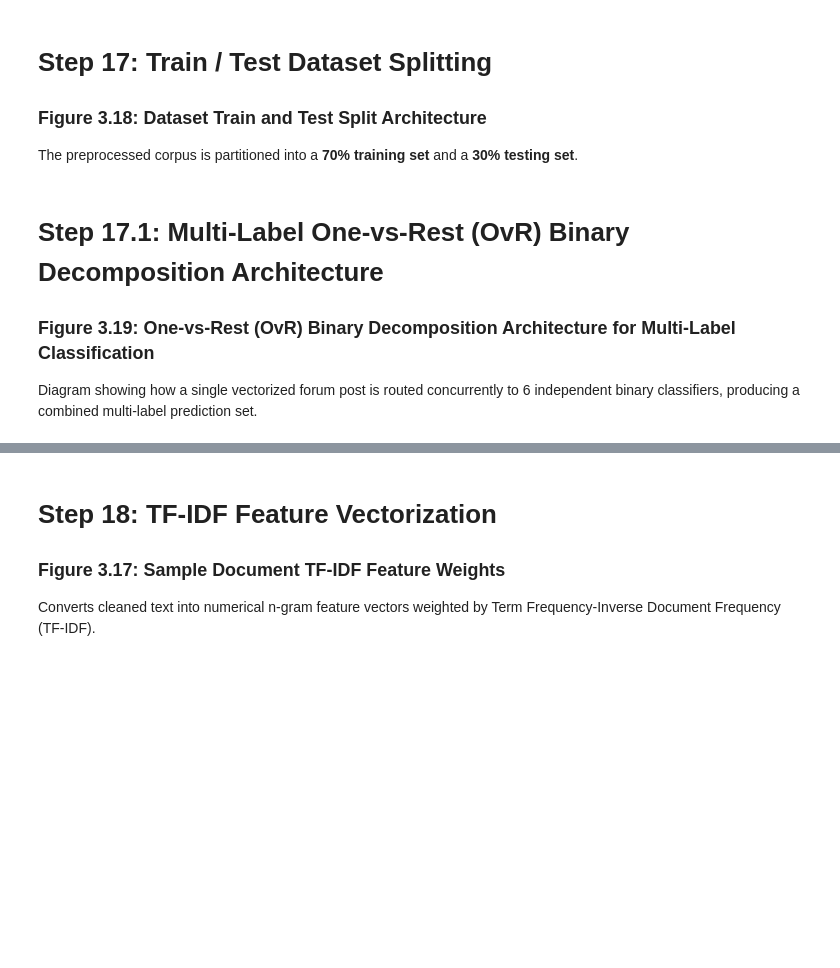
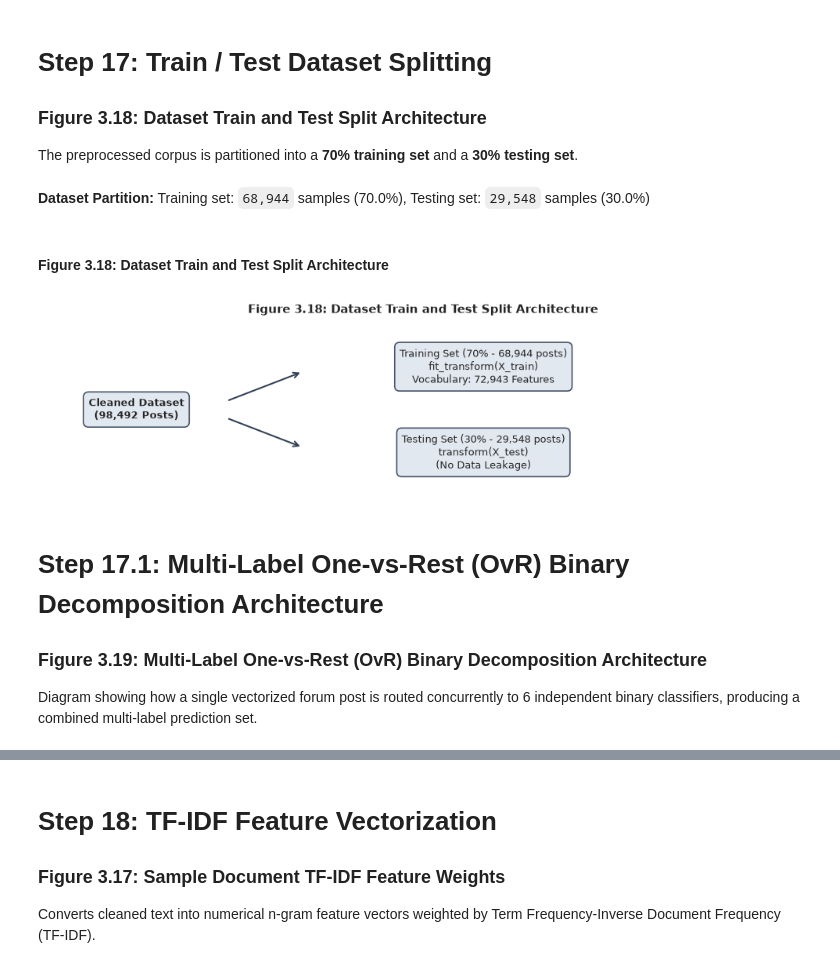
Before and after one commit to wjnotl/online-forum-communicative-intent-classification, a Jupyter notebook: figure_purpose.ipynb, the cells around one changed output, grey strips where cells are left out. Saved outputs shown, nothing was run; the diff lists cells and outputs as text; code cells hidden in the pictures; blank space fills up the shorter version.

Commit message:
update figure purpose

```diff
--- a/figure_purpose.ipynb
+++ b/figure_purpose.ipynb
@@ -469,11 +638,11 @@ show_step_diff(prev_step, df['clean_text'], "Step 4: Conversion of Emojis to Tex
 # Step 5: Convert Text to Lowercase & Clean Spacing
 Converts all characters to lowercase and cleans extra spacing.
 # %%
-def normalize_spacing_and_case(text):
+def to_lowercase(text):
     if not isinstance(text, str): return ""
-    return re.sub(r'\s+', ' ', text.lower()).strip()
+    return text.lower()
 
-# Apply Step 5: Case & Spacing Normalization
+# Apply Step 5: Lowercasing
 prev_step = df['clean_text'].copy()
-df['clean_text'] = df['clean_text'].progress_apply(normalize_spacing_and_case)
-show_step_diff(prev_step, df['clean_text'], "Step 5: Case & Spacing Normalization")
+df['clean_text'] = df['clean_text'].progress_apply(to_lowercase)
+show_step_diff(prev_step, df['clean_text'], "Step 5: Lowercasing")
@@ -852,9 +1096,7 @@ MALAY_STOPWORDS = set(sastrawi_stop_factory.get_stop_words()) - PRESERVED_WORDS
 
 def remove_stopwords(morph_tokens):
     cleaned = []
-    for item in morph_tokens:
-        word = item[0] if isinstance(item, (tuple, list)) else str(item)
-        tag = item[1] if isinstance(item, (tuple, list)) and len(item) > 1 else ""
+    for word, tag in morph_tokens:
         word_lower = word.lower()
         if word_lower in ENGLISH_STOPWORDS or word_lower in MALAY_STOPWORDS:
             continue
@@ -912,7 +1162,7 @@ display(HTML(stop_table_html))
 Posts that contained exclusively quotes, spoilers, stripped media, or stopwords are reduced to 0 tokens. Filtering them prevents zero-vector noise from degrading TF-IDF feature matrices and classifier decision boundaries.
 # %%
 initial_total_rows = len(df)
-df = df[df['clean_text'].apply(lambda x: len(str(x).strip()) > 0)].reset_index(drop=True)
+df = df[df['clean_text'].astype(str).str.strip().str.len() > 0].reset_index(drop=True)
 dropped_rows = initial_total_rows - len(df)
 printmd(f"**Step 16 Completed:** Dropped `{dropped_rows:,}` empty/0-token posts ({dropped_rows/initial_total_rows*100:.4f}% of total).")
 printmd(f"**Cleaned Dataset for Model Training:** `{len(df):,}` valid informative posts remaining.")
@@ -918,0 +1172,9 @@ printmd(f"**Cleaned Dataset for Model Training:** `{len(df):,}` valid informativ
+# %%
+import os
+cleaned_csv_path = 'cleaned_dataset.csv'
+if os.path.exists(cleaned_csv_path):
+    df_clean = pd.read_csv(cleaned_csv_path, encoding='utf-8')
+    df = df_clean.copy()
+    printmd(f"**Loaded source-of-truth cleaned dataset:** `{len(df):,}` posts from `{cleaned_csv_path}`")
+else:
+    printmd(f"**WARNING:** `{cleaned_csv_path}` not found. Run `intent classification.ipynb` first.")
@@ -923,33 +1187,37 @@ The preprocessed corpus is partitioned into a **70% training set** and a **30% t
 # %%
 from sklearn.model_selection import train_test_split
 
 X_train, X_test, y_train, y_test = train_test_split(
     df['clean_text'], df[target_cols], test_size=0.30, random_state=42
 )
 
 printmd(f"**Dataset Partition:** Training set: `{len(X_train):,}` samples ({len(X_train)/len(df)*100:.1f}%), Testing set: `{len(X_test):,}` samples ({len(X_test)/len(df)*100:.1f}%)")
 
 printmd("#### Figure 3.18: Dataset Train and Test Split Architecture")
 fig, ax = plt.subplots(figsize=(10, 2.8))
 ax.axis('off')
 
 bbox_clean = dict(boxstyle='round,pad=0.5', facecolor='#e2e8f0', edgecolor='#475569', lw=1.2)
 bbox_train = dict(boxstyle='round,pad=0.5', facecolor='#e2e8f0', edgecolor='#475569', lw=1.2)
 bbox_test = dict(boxstyle='round,pad=0.5', facecolor='#e2e8f0', edgecolor='#475569', lw=1.2)
 
 ax.text(0.12, 0.5, f"Cleaned Dataset\n({len(df):,} Posts)", ha='center', va='center', bbox=bbox_clean, fontsize=9.5, fontweight='bold')
 ax.annotate("", xy=(0.34, 0.72), xytext=(0.24, 0.55), arrowprops=dict(arrowstyle="->", lw=1.5, color='#334155'))
 ax.annotate("", xy=(0.34, 0.28), xytext=(0.24, 0.45), arrowprops=dict(arrowstyle="->", lw=1.5, color='#334155'))
 
-ax.text(0.58, 0.75, f"Training Set (70% - {len(X_train):,} posts)\nfit_transform(X_train)\nVocabulary: ~72,943 Features", ha='center', va='center', bbox=bbox_train, fontsize=9)
+ax.text(0.58, 0.75, f"Training Set (70% - {len(X_train):,} posts)\nfit_transform(X_train)\nVocabulary: 72,943 Features", ha='center', va='center', bbox=bbox_train, fontsize=9)
 ax.text(0.58, 0.25, f"Testing Set (30% - {len(X_test):,} posts)\ntransform(X_test)\n(No Data Leakage)", ha='center', va='center', bbox=bbox_test, fontsize=9)
 
 plt.title("Figure 3.18: Dataset Train and Test Split Architecture", fontsize=11, fontweight='bold', pad=10)
 plt.tight_layout()
 plt.show()
+# %% [output]
+**Dataset Partition:** Training set: `68,944` samples (70.0%), Testing set: `29,548` samples (30.0%)
+#### Figure 3.18: Dataset Train and Test Split Architecture
+[figure, added]
 # %% [markdown]
 # Step 17.1: Multi-Label One-vs-Rest (OvR) Binary Decomposition Architecture
-### Figure 3.19: One-vs-Rest (OvR) Binary Decomposition Architecture for Multi-Label Classification
+### Figure 3.19: Multi-Label One-vs-Rest (OvR) Binary Decomposition Architecture
 Diagram showing how a single vectorized forum post is routed concurrently to 6 independent binary classifiers, producing a combined multi-label prediction set.
 # %%
 printmd("#### Figure 3.19: Multi-Label One-vs-Rest (OvR) Binary Decomposition Architecture")
```
Also changed, not shown: parts of 39 cells of this notebook.
